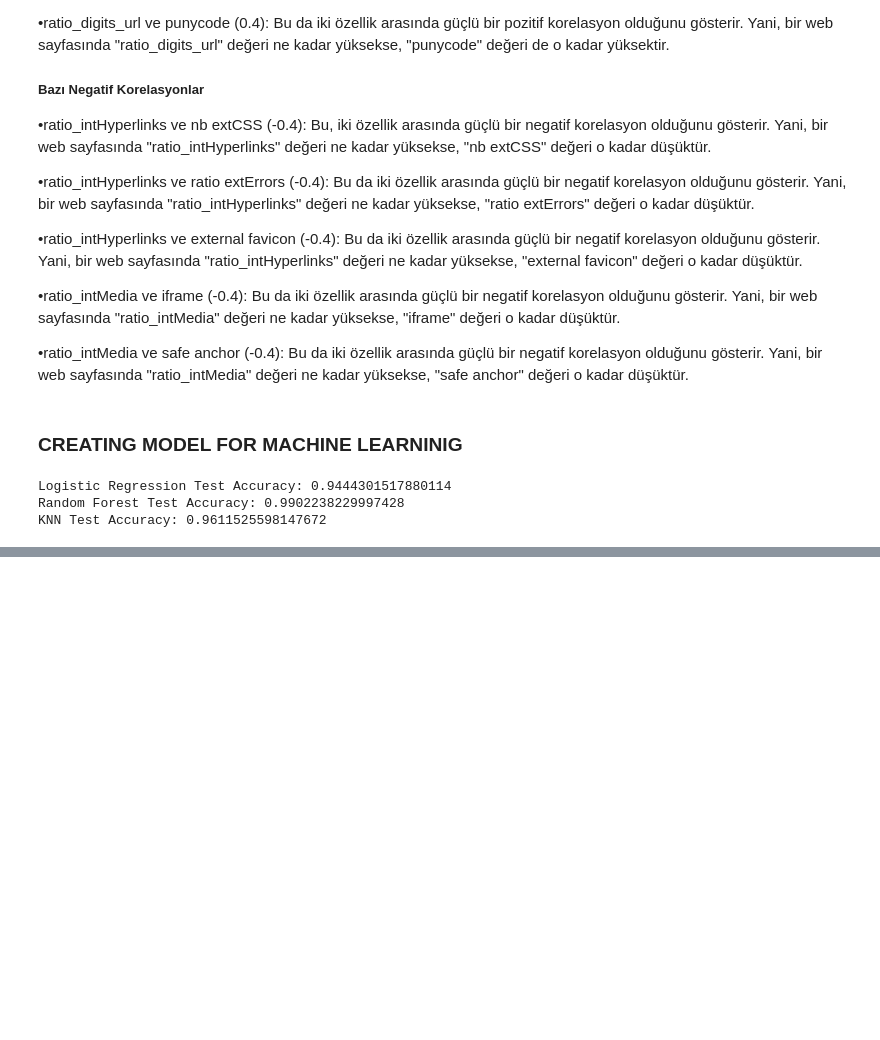
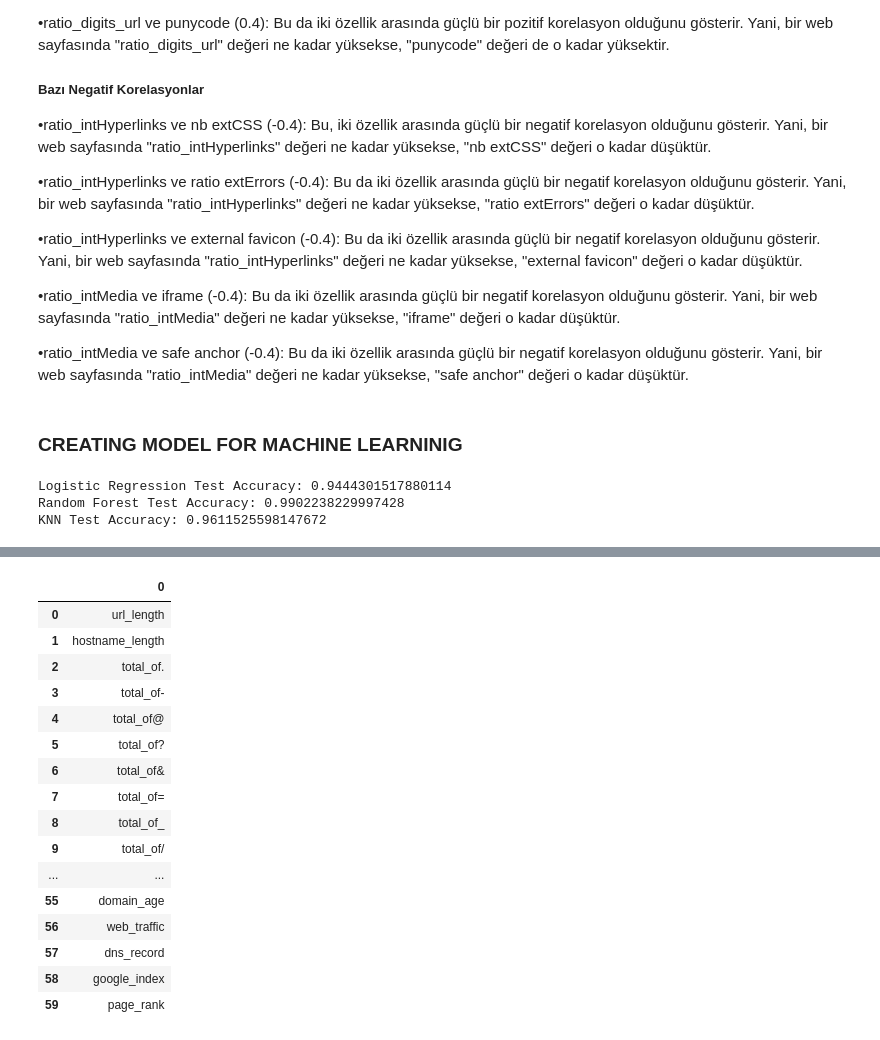
Before and after one commit to Phishbust/datanalysisandmodeling, a Jupyter notebook: data (2).ipynb, the cells around one changed output, grey strips where cells are left out. Saved outputs shown, nothing was run; the diff lists cells and outputs as text; code cells hidden in the pictures; blank space fills up the shorter version.

```diff
--- a/data (2).ipynb
+++ b/data (2).ipynb
@@ -527,0 +529,21 @@ Selected Features: Index(['url_length', 'hostname_length', 'total_of.', 'total_o
+# %%
+sf=pd.DataFrame(selected_features)
+sf
+# %% [output]
+|  | 0 |
+| 0 | url_length |
+| 1 | hostname_length |
+| 2 | total_of. |
+| 3 | total_of- |
+| 4 | total_of@ |
+| 5 | total_of? |
+| 6 | total_of& |
+| 7 | total_of= |
+| 8 | total_of_ |
+| 9 | total_of/ |
+| ... | ... |
+| 55 | domain_age |
+| 56 | web_traffic |
+| 57 | dns_record |
+| 58 | google_index |
+| 59 | page_rank |
```
Also changed, not shown: parts of 2 cells of this notebook.
